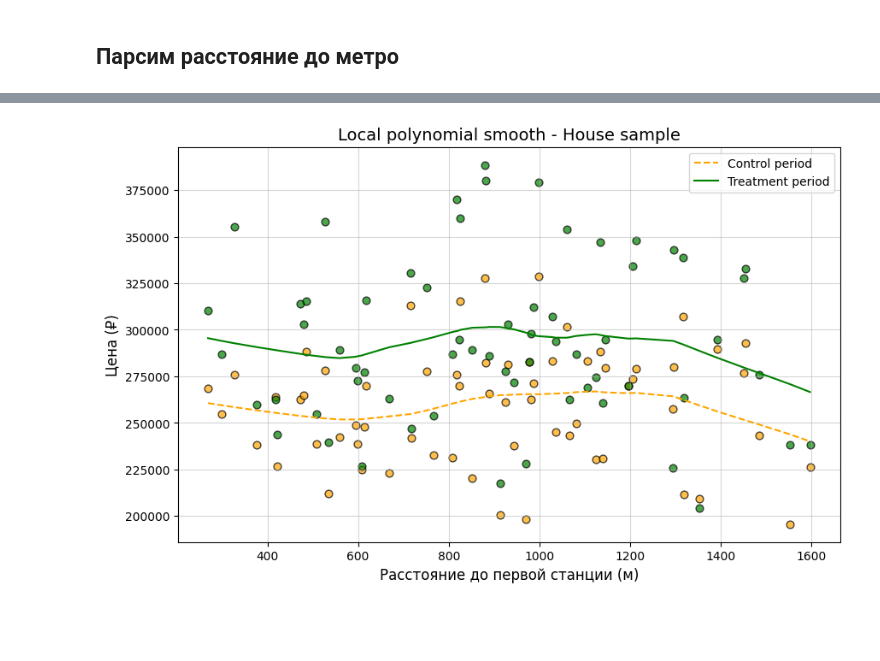
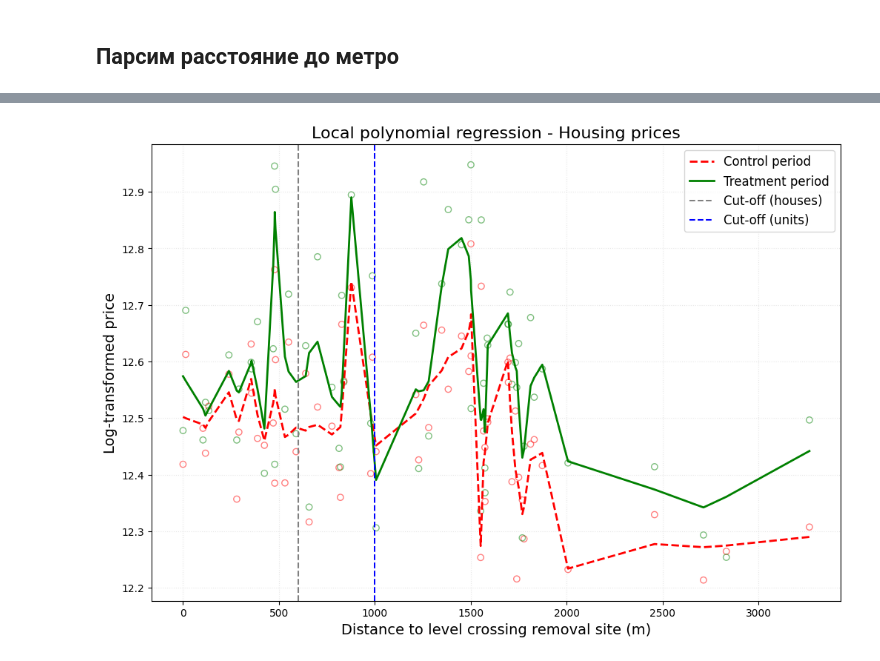
Before and after one commit to andrewch28/Cian, a Jupyter notebook: cian.ipynb, the cells around one changed output, grey strips where cells are left out. Saved outputs shown, nothing was run; the diff lists cells and outputs as text; code cells hidden in the pictures; blank space fills up the shorter version.

```diff
--- a/cian.ipynb
+++ b/cian.ipynb
@@ -652,37 +700,58 @@ plt.show()
 # %%
 import pandas as pd
+import numpy as np
 import matplotlib.pyplot as plt
 from statsmodels.nonparametric.smoothers_lowess import lowess
 
+# Шаг 1. Подготовка данных
+lpr = pd.DataFrame()
+lpr["value"] = merged_table["value"]  # Цены
+lpr["distance"] = merged_table["Сокращение расстояния"]  # Расстояние до станции
+lpr["reportDate"] = pd.to_datetime(merged_table["reportDate"])  # Дата
 
-# Преобразование reportDate в datetime
-#lpr_new['reportDate'] = pd.to_datetime(lpr_new['reportDate'])
+# Логарифмирование цен
+lpr["log_value"] = np.log(lpr["value"])
 
-# Разделение на контрольный и тритмент-периоды
-control = lpr_new[lpr_new['treatment'] == 0]
-treatment = lpr_new[lpr_new['treatment'] == 1]
+# Определение контрольного и тритмент-периодов
+lpr["treatment"] = (lpr["reportDate"] >= pd.to_datetime('2024-09-01')).astype(int)
 
-# Сглаживание LOWESS
-lowess_control = lowess(control['value'], control['Расстояние до первой станции'], frac=0.5)
-lowess_treatment = lowess(treatment['value'], treatment['Расстояние до первой станции'], frac=0.5)
+# Шаг 2. Агрегация данных
+lpr_new = lpr.groupby(["treatment", "distance"])["log_value"].median().reset_index()
 
-# Построение графика
-plt.figure(figsize=(10, 6))
+# Шаг 3. Применение локальной полиномиальной регрессии (LOWESS)
+# Разделение данных на контрольный и тритмент-периоды
+control = lpr_new[lpr_new["treatment"] == 0]
+treatment = lpr_new[lpr_new["treatment"] == 1]
+
+# LOWESS сглаживание
+lowess_control = lowess(control["log_value"], control["distance"], frac=0.1)  # bandwidth ~50
+lowess_treatment = lowess(treatment["log_value"], treatment["distance"], frac=0.1)
+
+# Шаг 4. Построение графика
+plt.figure(figsize=(12, 8))
 
 # Контрольный период
-plt.plot(lowess_control[:, 0], lowess_control[:, 1], color='orange', label='Control period', linestyle='--')
-plt.scatter(control['Расстояние до первой станции'], control['value'], color='orange', edgecolor='black', s=40, alpha=0.7)
+plt.plot(lowess_control[:, 0], lowess_control[:, 1], color='red', label='Control period', linestyle='--', linewidth=2)
+plt.scatter(control["distance"], control["log_value"],
+            color='none', edgecolor='red', alpha=0.5, label='_nolegend_')
 
-# Период тритмента
-plt.plot(lowess_treatment[:, 0], lowess_treatment[:, 1], color='green', label='Treatment period', linestyle='-')
-plt.scatter(treatment['Расстояние до первой станции'], treatment['value'], color='green', edgecolor='black', s=40, alpha=0.7)
+# Тритмент-период
+plt.plot(lowess_treatment[:, 0], lowess_treatment[:, 1], color='green', label='Treatment period', linestyle='-', linewidth=2)
+plt.scatter(treatment["distance"], treatment["log_value"],
+            color='none', edgecolor='green', alpha=0.5, label='_nolegend_')
 
-# Оформление
-plt.xlabel('Расстояние до первой станции (м)', fontsize=12)
-plt.ylabel('Цена (₽)', fontsize=12)
-plt.title('Local polynomial smooth - House sample', fontsize=14)
-plt.legend()
-plt.grid(alpha=0.5)
+# Добавление линий cut-off
+plt.axvline(x=600, color='gray', linestyle='--', label='Cut-off (houses)')
+plt.axvline(x=1000, color='blue', linestyle='--', label='Cut-off (units)')
+
+# Оформление графика
+plt.xlabel('Distance to level crossing removal site (m)', fontsize=14)
+plt.ylabel('Log-transformed price', fontsize=14)
+plt.title('Local polynomial regression - Housing prices', fontsize=16)
+plt.legend(fontsize=12, loc='upper right')
+plt.grid(alpha=0.3, linestyle=':')
+
+# Показ графика
 plt.show()
 # %% [output]
-[figure, old version]
+[figure, new version]
```
Also changed, not shown: parts of 23 cells of this notebook, 4 other files.
